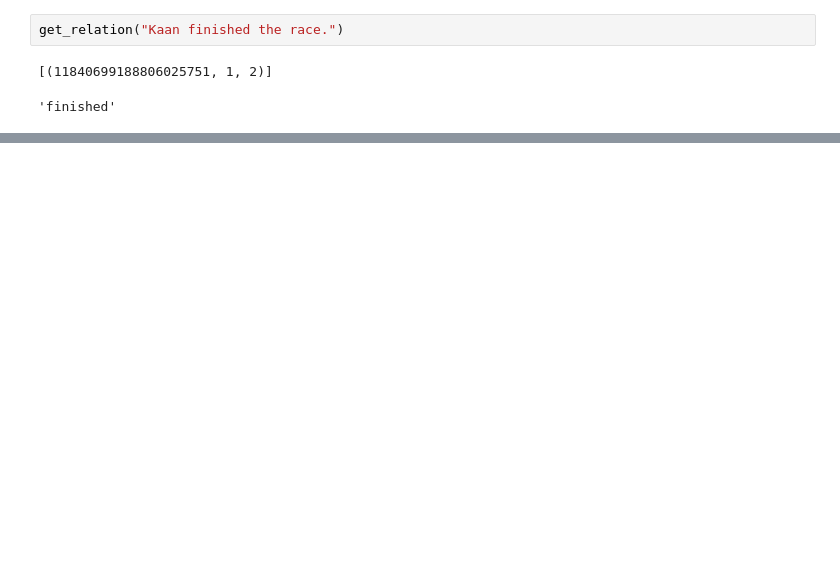
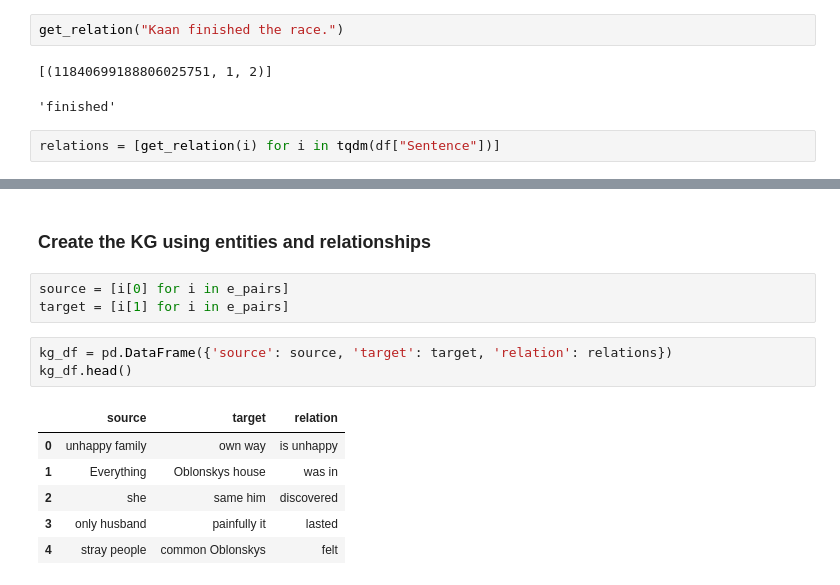
Before and after one commit to ecwineland/akkg, a Jupyter notebook: akkg.ipynb, the cells around one changed output, grey strips where cells are left out. Cells and saved outputs as stored; diff of their text form; blank space fills up the shorter version.

```diff
--- a/akkg.ipynb
+++ b/akkg.ipynb
@@ -167,3 +166,5 @@ get_relation("Kaan finished the race.")
 # %% [output]
 [(11840699188806025751, 1, 2)]
 'finished'
+# %%
+relations = [get_relation(i) for i in tqdm(df["Sentence"])]
@@ -169,0 +191,15 @@ get_relation("Kaan finished the race.")
+# %% [markdown]
+### Create the KG using entities and relationships
+# %%
+source = [i[0] for i in e_pairs]
+target = [i[1] for i in e_pairs]
+# %%
+kg_df = pd.DataFrame({'source': source, 'target': target, 'relation': relations})
+kg_df.head()
+# %% [output]
+|  | source | target | relation |
+| 0 | unhappy family | own way | is unhappy |
+| 1 | Everything | Oblonskys house | was in |
+| 2 | she | same him | discovered |
+| 3 | only husband | painfully it | lasted |
+| 4 | stray people | common Oblonskys | felt |
```
Also changed, not shown: parts of 2 cells of this notebook.
